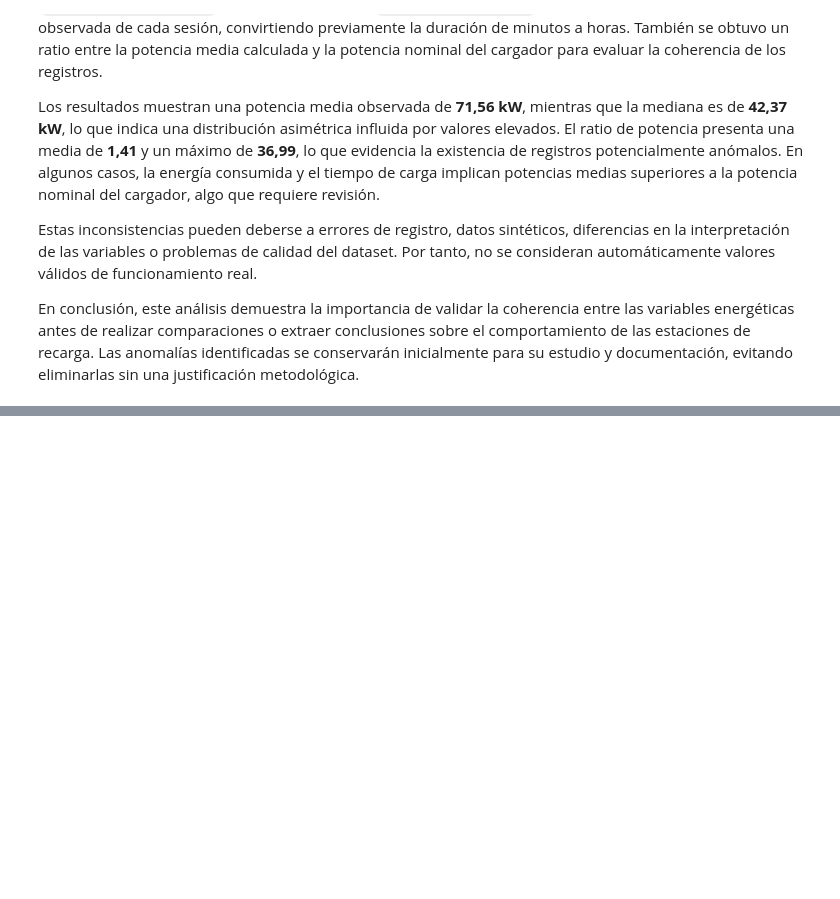
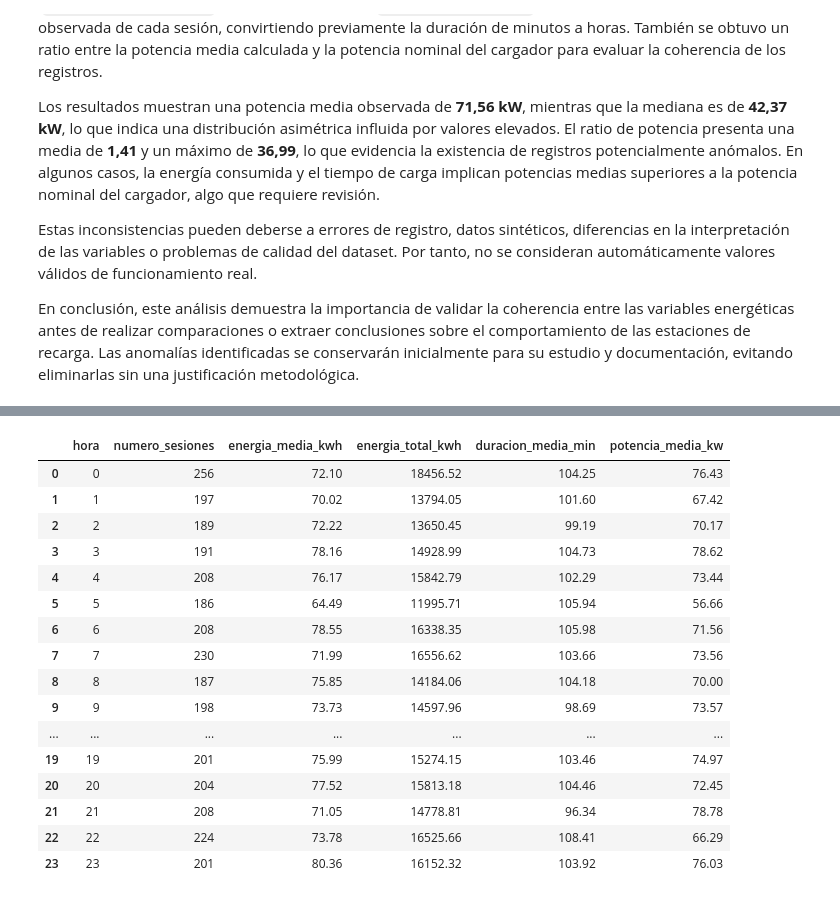
Before and after one commit to fredy10zs/analitica, a Jupyter notebook: EA4_Actividad_IA/EA4_Fredy_Ramírez.ipynb, the cells around one changed output, grey strips where cells are left out. Drawn from its saved outputs; the diff is of its cells as text; code cells hidden in the pictures; blank space fills up the shorter version.

```diff
--- a/EA4_Actividad_IA/EA4_Fredy_Ramírez.ipynb
+++ b/EA4_Actividad_IA/EA4_Fredy_Ramírez.ipynb
@@ -249,0 +349,39 @@ En conclusión, este análisis demuestra la importancia de validar la coherencia
+# %%
+
+# Agrupar los registros por hora del día
+
+analisis_horario = (
+    df_analisis
+    .groupby('hora')
+    .agg(
+        numero_sesiones=('timestamp', 'count'),
+        energia_media_kwh=('energy_consumed_kwh', 'mean'),
+        energia_total_kwh=('energy_consumed_kwh', 'sum'),
+        duracion_media_min=('session_duration_mins', 'mean'),
+        potencia_media_kw=('potencia_media_observada_kw', 'mean')
+    )
+    .reset_index()
+)
+
+# Ordenar las horas de menor a mayor
+analisis_horario = analisis_horario.sort_values('hora')
+
+display(analisis_horario.round(2))
+# %% [output]
+|  | hora | numero_sesiones | energia_media_kwh | energia_total_kwh | duracion_media_min | potencia_media_kw |
+| 0 | 0 | 256 | 72.10 | 18456.52 | 104.25 | 76.43 |
+| 1 | 1 | 197 | 70.02 | 13794.05 | 101.60 | 67.42 |
+| 2 | 2 | 189 | 72.22 | 13650.45 | 99.19 | 70.17 |
+| 3 | 3 | 191 | 78.16 | 14928.99 | 104.73 | 78.62 |
+| 4 | 4 | 208 | 76.17 | 15842.79 | 102.29 | 73.44 |
+| 5 | 5 | 186 | 64.49 | 11995.71 | 105.94 | 56.66 |
+| 6 | 6 | 208 | 78.55 | 16338.35 | 105.98 | 71.56 |
+| 7 | 7 | 230 | 71.99 | 16556.62 | 103.66 | 73.56 |
+| 8 | 8 | 187 | 75.85 | 14184.06 | 104.18 | 70.00 |
+| 9 | 9 | 198 | 73.73 | 14597.96 | 98.69 | 73.57 |
+| ... | ... | ... | ... | ... | ... | ... |
+| 19 | 19 | 201 | 75.99 | 15274.15 | 103.46 | 74.97 |
+| 20 | 20 | 204 | 77.52 | 15813.18 | 104.46 | 72.45 |
+| 21 | 21 | 208 | 71.05 | 14778.81 | 96.34 | 78.78 |
+| 22 | 22 | 224 | 73.78 | 16525.66 | 108.41 | 66.29 |
+| 23 | 23 | 201 | 80.36 | 16152.32 | 103.92 | 76.03 |
```
Also changed, not shown: parts of 29 cells of this notebook, 14 other files.
